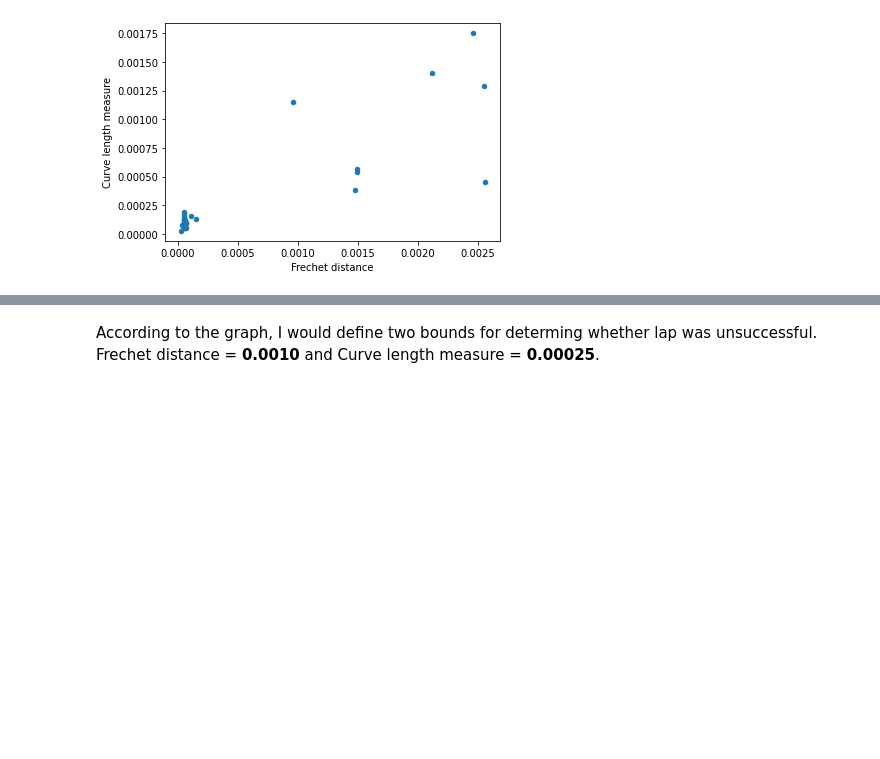
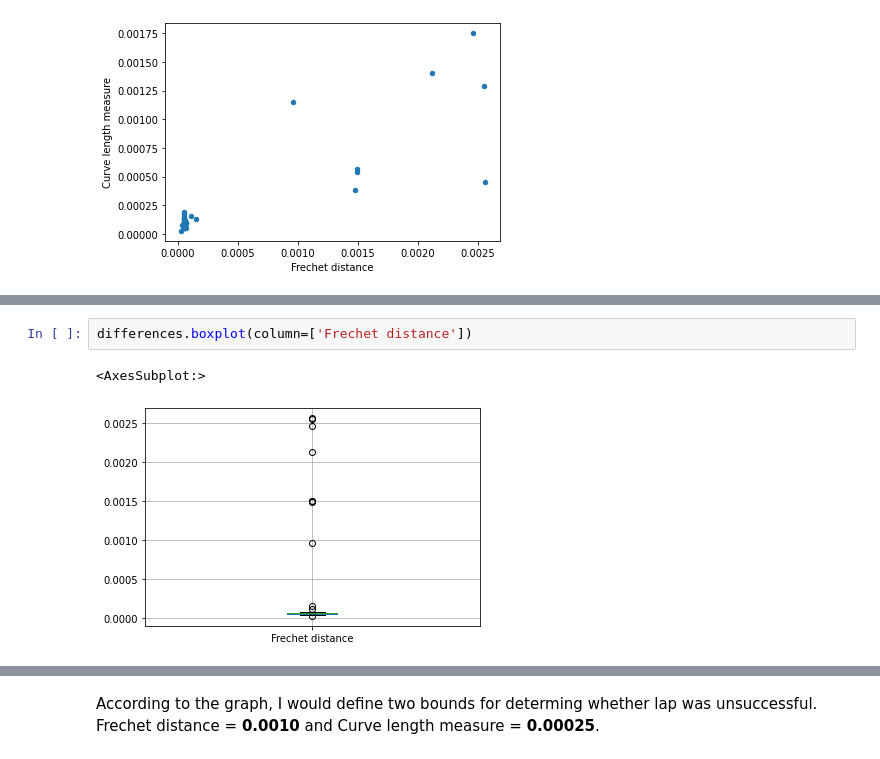
Before and after one commit to fiit-team-08/car-components-ml, a Jupyter notebook: laps_separation.ipynb, the cells around one changed output, grey strips where cells are left out. Cells and saved outputs as stored; diff of their text form; blank space fills up the shorter version.

```diff
--- a/laps_separation.ipynb
+++ b/laps_separation.ipynb
@@ -32,0 +36,5 @@ differences.plot.scatter(x='Frechet distance', y='Curve length measure')
+# %%
+differences.boxplot(column=['Frechet distance'])
+# %% [output]
+<AxesSubplot:>
+[figure, added]
```
Also changed, not shown: parts of 22 cells of this notebook.
